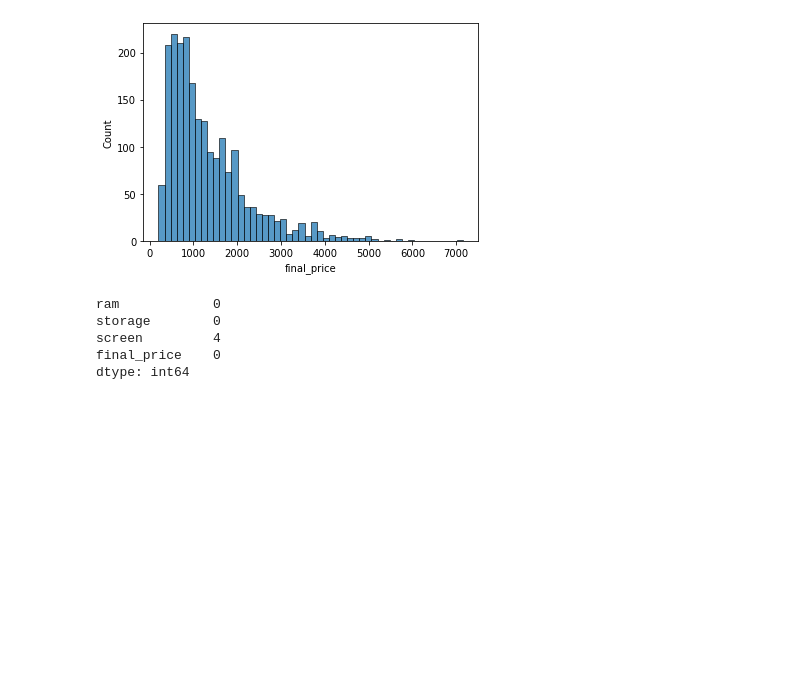
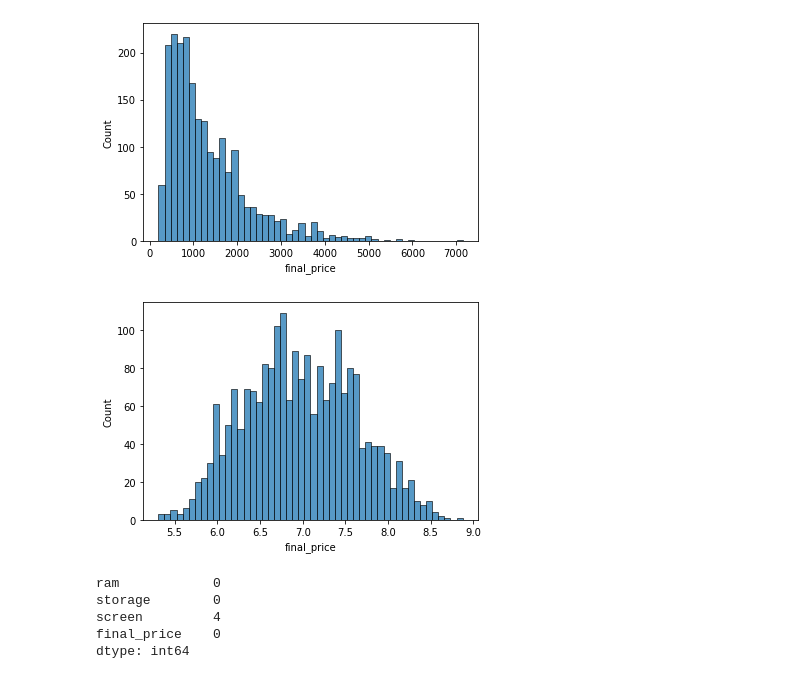
Before and after one commit to agudze-silas/ml-zoomcamp, a Jupyter notebook: week-2/homework.ipynb, the cells around one changed output. Cells and saved outputs as stored; diff of their text form; code cells hidden in the pictures; blank space fills up the shorter version.

```diff
--- a/week-2/homework.ipynb
+++ b/week-2/homework.ipynb
@@ -49,8 +24,8 @@ df.columns = df.columns.str.lower().str.replace(' ', '_')
 # %%
 columns = ['ram','storage','screen','final_price']
 # %%
-df_trun  = df[columns]
-df_trun
+df  = df[columns]
+df
 # %% [output]
 |  | ram | storage | screen | final_price |
 | 0 | 8 | 512 | 15.6 | 1009.00 |
@@ -69,5 +45,10 @@ df_trun
 sns.histplot(df.final_price, bins = 50);
 # %% [output]
 [figure]
+# %%
+# final price with normalization
+sns.histplot(np.log1p(df.final_price), bins = 50);
+# %% [output]
+[figure, added]
 # %%
 # missing values
```
Also changed, not shown: parts of 19 cells of this notebook.
